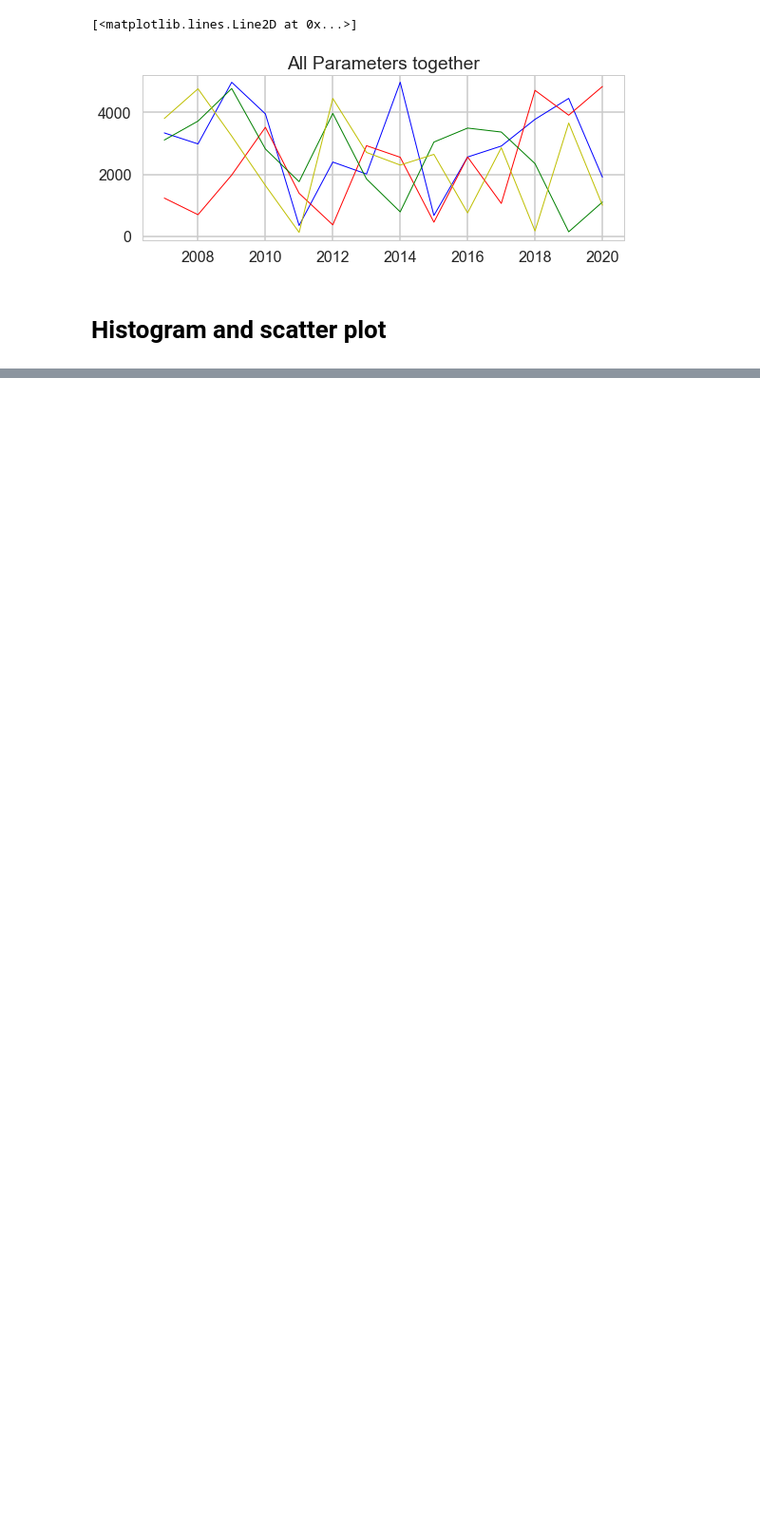
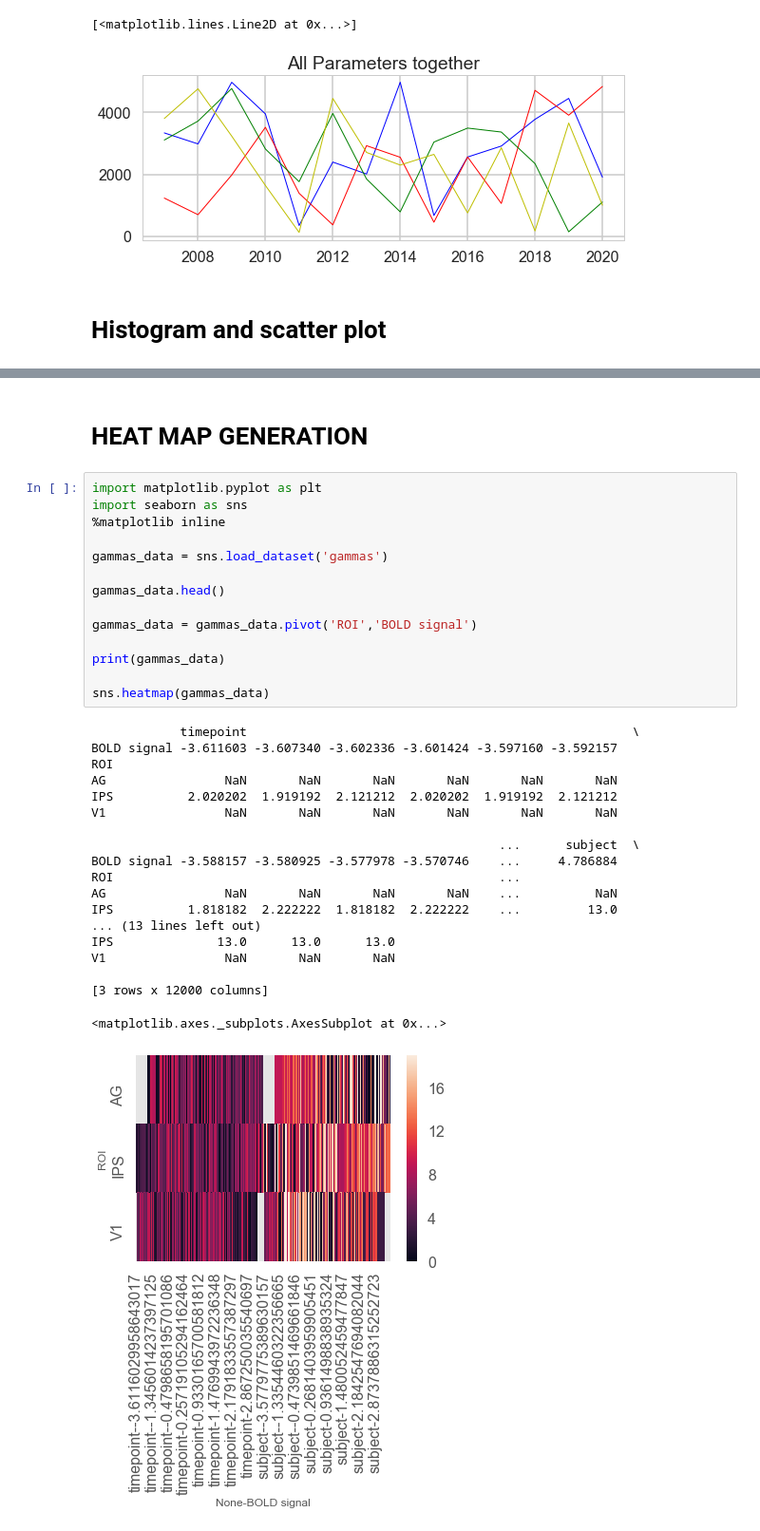
Before and after one commit to viswanath27/ml_models, a Jupyter notebook: matplotlib_demo.ipynb, the cells around one changed output, grey strips where cells are left out. Shown: that part at 95% size. Drawn from its saved outputs; the diff is of its cells as text; blank space fills up the shorter version.

```diff
--- a/matplotlib_demo.ipynb
+++ b/matplotlib_demo.ipynb
@@ -243,3 +245,39 @@ plt.show()
 # %% [output]
 [figure]
 [figure]
+# %% [markdown]
+# HEAT MAP GENERATION
+# %%
+import matplotlib.pyplot as plt
+import seaborn as sns
+%matplotlib inline
+
+gammas_data = sns.load_dataset('gammas')
+
+gammas_data.head()
+
+gammas_data = gammas_data.pivot('ROI','BOLD signal')
+
+print(gammas_data)
+
+sns.heatmap(gammas_data)
+# %% [output]
+            timepoint                                                    \
+BOLD signal -3.611603 -3.607340 -3.602336 -3.601424 -3.597160 -3.592157
+ROI
+AG                NaN       NaN       NaN       NaN       NaN       NaN
+IPS          2.020202  1.919192  2.121212  2.020202  1.919192  2.121212
+V1                NaN       NaN       NaN       NaN       NaN       NaN
+
+                                                       ...      subject  \
+BOLD signal -3.588157 -3.580925 -3.577978 -3.570746    ...     4.786884
+ROI                                                    ...
+AG                NaN       NaN       NaN       NaN    ...          NaN
+IPS          1.818182  2.222222  1.818182  2.222222    ...         13.0
+... (13 lines left out)
+IPS              13.0      13.0      13.0
+V1                NaN       NaN       NaN
+
+[3 rows x 12000 columns]
+<matplotlib.axes._subplots.AxesSubplot at 0x...>
+[figure, added]
```
Also changed, not shown: parts of 3 cells of this notebook.
